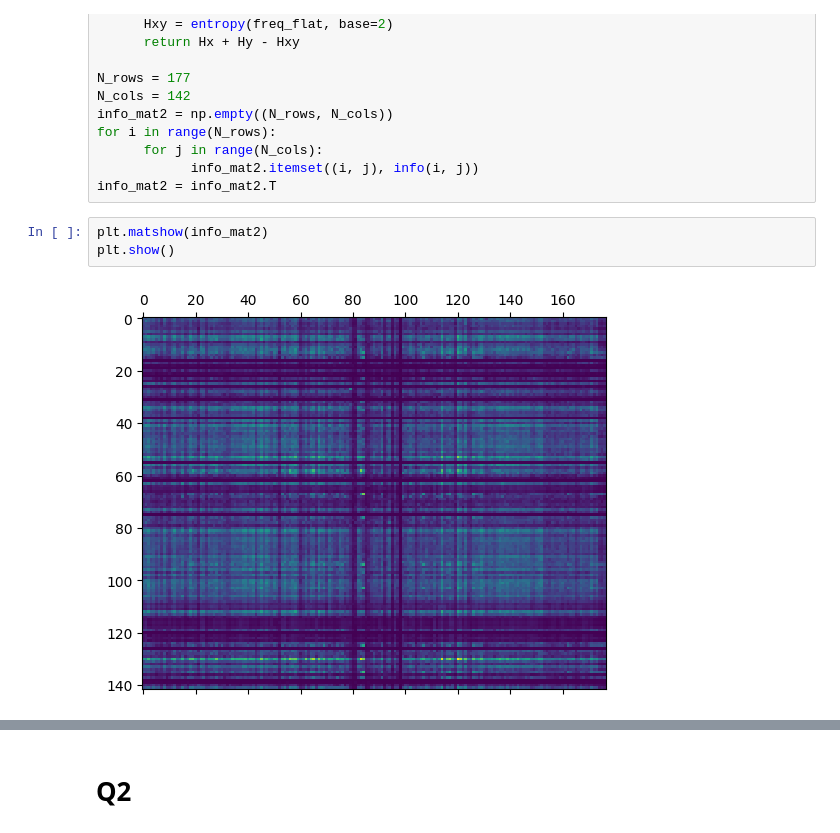
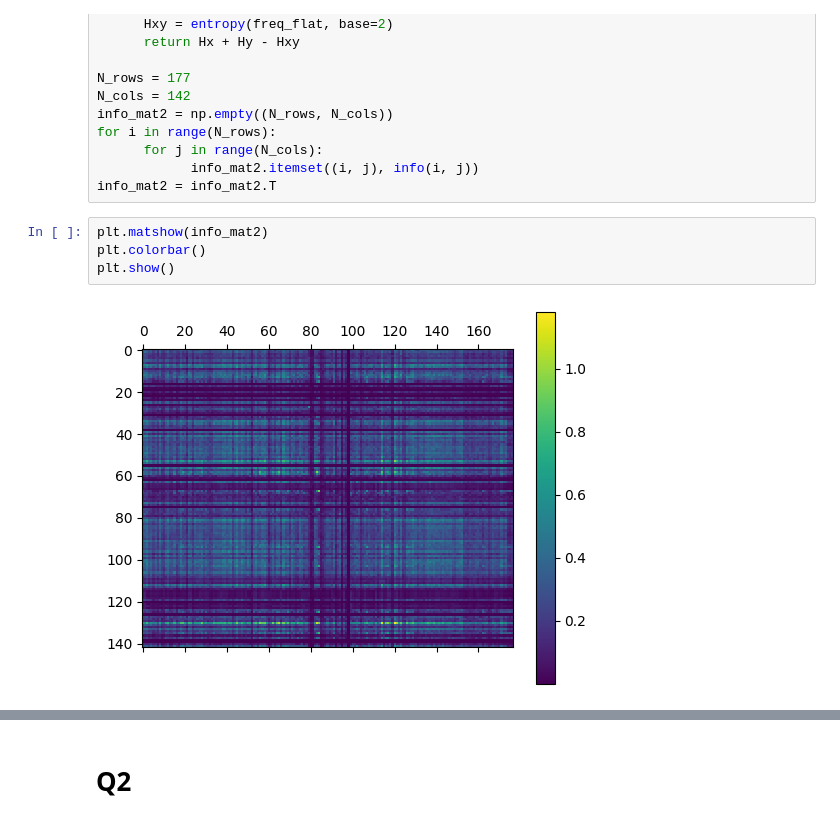
Before and after one commit to rubentium/BIO369, a Jupyter notebook: NAVASARDYAN_Ruben.ipynb, the cells around one changed output, grey strips where cells are left out. Cells and saved outputs as stored; diff of their text form.

```diff
--- a/NAVASARDYAN_Ruben.ipynb
+++ b/NAVASARDYAN_Ruben.ipynb
@@ -139,8 +142,9 @@ for i in range(N_rows):
 info_mat2 = info_mat2.T
 # %%
 plt.matshow(info_mat2)
+plt.colorbar()
 plt.show()
 # %% [output]
-[figure, old version]
+[figure, new version]
 # %%
 plt.hist(info_mat2.flatten(), 30)
```
Also changed, not shown: parts of 19 cells of this notebook, 1 other file.
